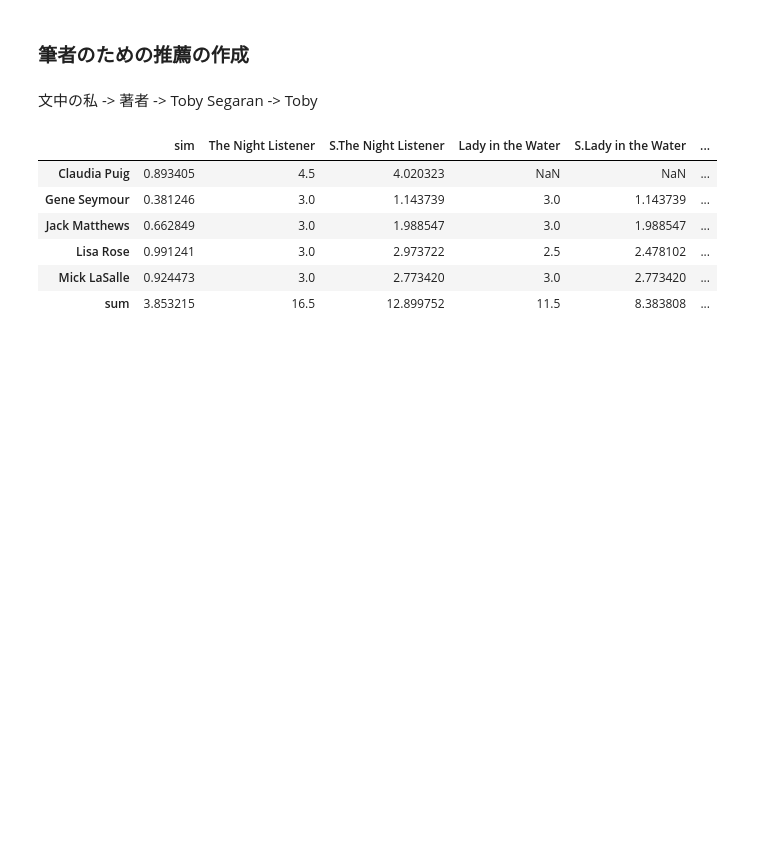
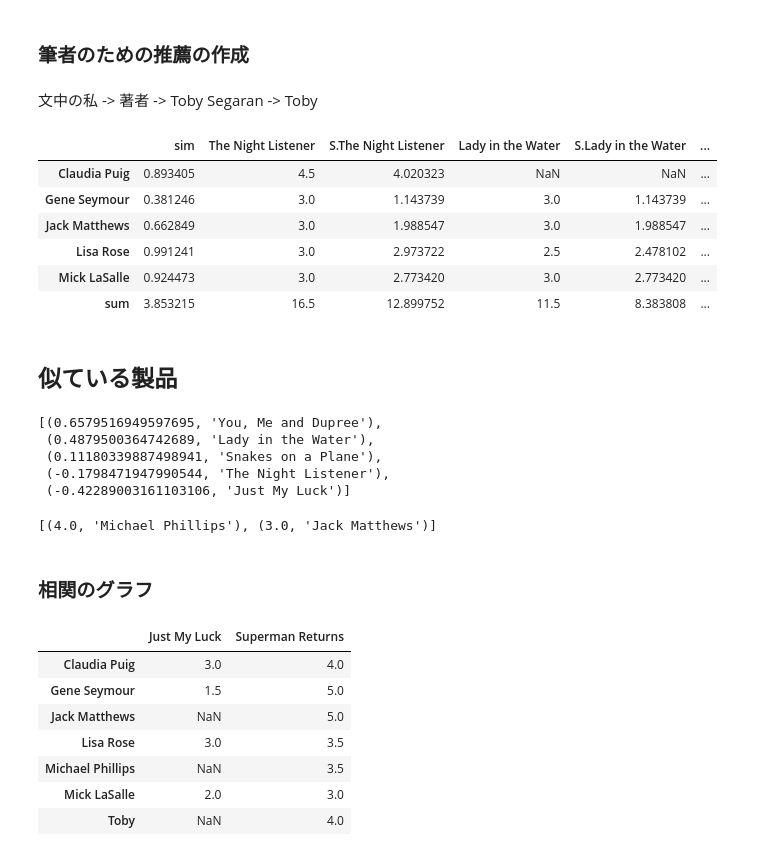
Before and after one commit to ksomemo/ProgrammingCollectiveIntelligence, a Jupyter notebook: pci_exercise/ch02/ch02.ipynb, the cells around one changed output. Drawn from its saved outputs; the diff is of its cells as text; code cells hidden in the pictures; blank space fills up the shorter version.

Commit message:
2.5 似ている製品

```diff
--- a/pci_exercise/ch02/ch02.ipynb
+++ b/pci_exercise/ch02/ch02.ipynb
@@ -112,3 +112,35 @@ df
 | Lisa Rose | 0.991241 | 3.0 | 2.973722 | 2.5 | 2.478102 | ... |
 | Mick LaSalle | 0.924473 | 3.0 | 2.773420 | 3.0 | 2.773420 | ... |
 | sum | 3.853215 | 16.5 | 12.899752 | 11.5 | 8.383808 | ... |
+# %% [markdown]
+## 似ている製品
+# %%
+movies = rec.transform_prefs(rec.critics)
+rec.top_matches(movies, 'Superman Returns')
+# %% [output]
+[(0.6579516949597695, 'You, Me and Dupree'),
+ (0.4879500364742689, 'Lady in the Water'),
+ (0.11180339887498941, 'Snakes on a Plane'),
+ (-0.1798471947990544, 'The Night Listener'),
+ (-0.42289003161103106, 'Just My Luck')]
+# %%
+rec.get_recommendations(movies, 'Just My Luck')
+# %% [output]
+[(4.0, 'Michael Phillips'), (3.0, 'Jack Matthews')]
+# %% [markdown]
+### 相関のグラフ
+# %%
+df_moveis = pd.DataFrame({
+        'Just My Luck': movies['Just My Luck'],
+        'Superman Returns': movies['Superman Returns'],
+})
+df_moveis
+# %% [output]
+|  | Just My Luck | Superman Returns |
+| Claudia Puig | 3.0 | 4.0 |
+| Gene Seymour | 1.5 | 5.0 |
+| Jack Matthews | NaN | 5.0 |
+| Lisa Rose | 3.0 | 3.5 |
+| Michael Phillips | NaN | 3.5 |
+| Mick LaSalle | 2.0 | 3.0 |
+| Toby | NaN | 4.0 |
```
Also changed, not shown: parts of 2 cells of this notebook, 1 other file.
